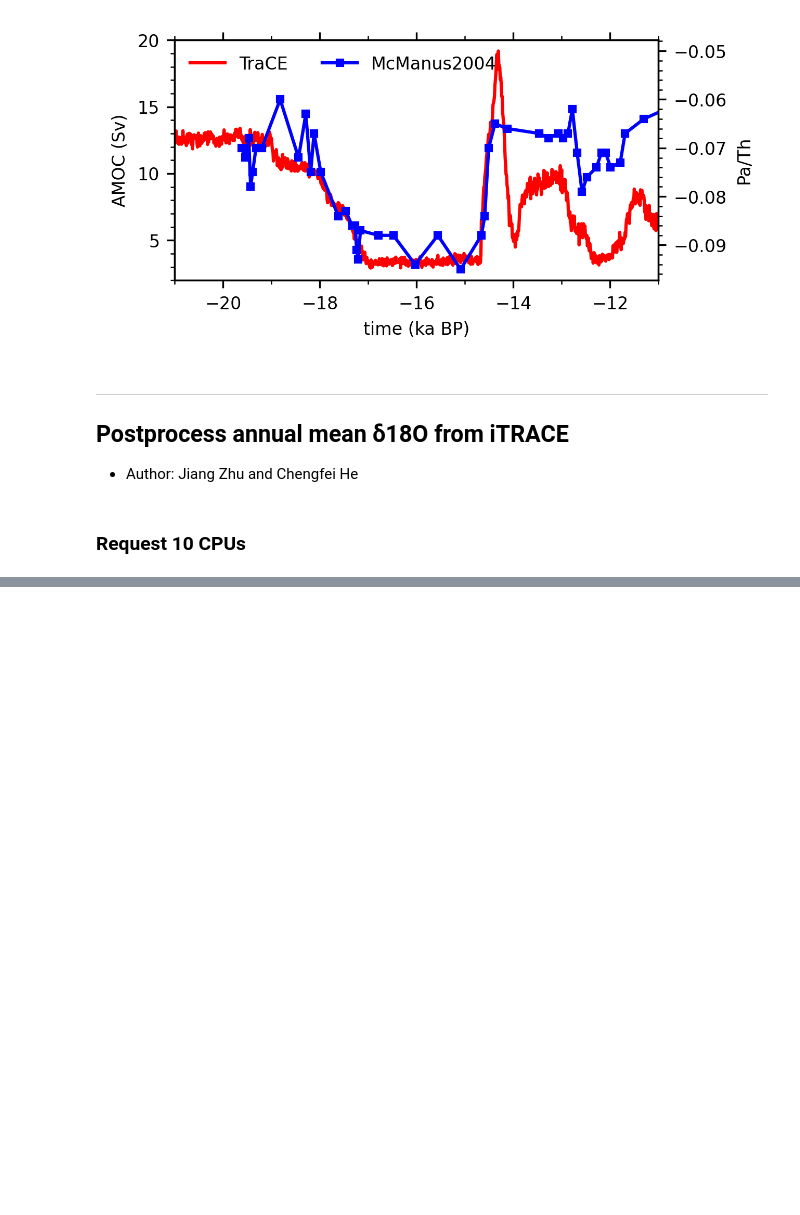
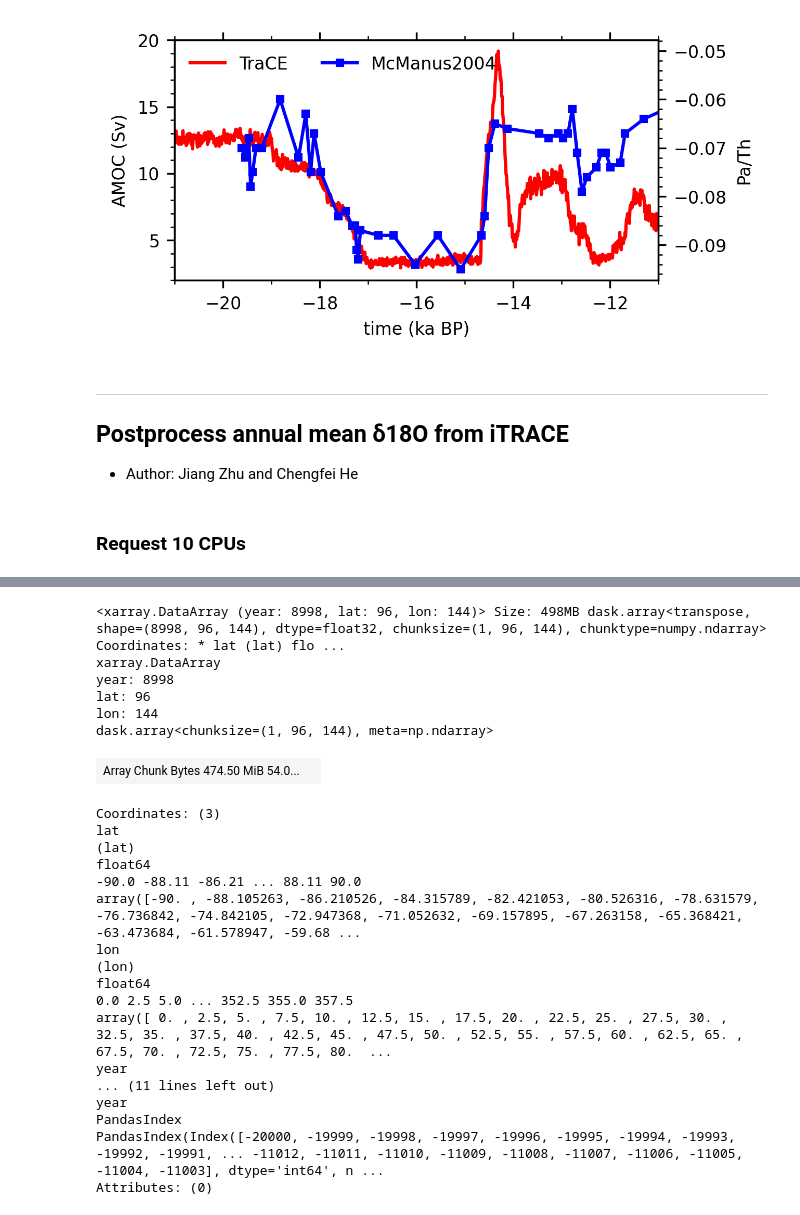
Before and after one commit to jiang-zhu/paleocamp2025, a Jupyter notebook: _build/html/_sources/6_info_iCESM_iTRACE.ipynb, the cells around one changed output, grey strips where cells are left out. Saved outputs shown, nothing was run; the diff lists cells and outputs as text; code cells hidden in the pictures; blank space fills up the shorter version.

```diff
--- a/_build/html/_sources/6_info_iCESM_iTRACE.ipynb
+++ b/_build/html/_sources/6_info_iCESM_iTRACE.ipynb
@@ -546,0 +573,28 @@ Wall time: 1min 43s
+# %%
+d18O_wgt = (ds.d18O * precip_weights).groupby('time.year').sum(dim='time')
+d18O_wgt
+# %% [output]
+<xarray.DataArray (year: 8998, lat: 96, lon: 144)> Size: 498MB dask.array<transpose, shape=(8998, 96, 144), dtype=float32, chunksize=(1, 96, 144), chunktype=numpy.ndarray> Coordinates: * lat (lat) flo ...
+xarray.DataArray
+year: 8998
+lat: 96
+lon: 144
+dask.array<chunksize=(1, 96, 144), meta=np.ndarray>
+| Array Chunk Bytes 474.50 MiB 54.0... |  |
+Coordinates: (3)
+lat
+(lat)
+float64
+-90.0 -88.11 -86.21 ... 88.11 90.0
+array([-90. , -88.105263, -86.210526, -84.315789, -82.421053, -80.526316, -78.631579, -76.736842, -74.842105, -72.947368, -71.052632, -69.157895, -67.263158, -65.368421, -63.473684, -61.578947, -59.68 ...
+lon
+(lon)
+float64
+0.0 2.5 5.0 ... 352.5 355.0 357.5
+array([ 0. , 2.5, 5. , 7.5, 10. , 12.5, 15. , 17.5, 20. , 22.5, 25. , 27.5, 30. , 32.5, 35. , 37.5, 40. , 42.5, 45. , 47.5, 50. , 52.5, 55. , 57.5, 60. , 62.5, 65. , 67.5, 70. , 72.5, 75. , 77.5, 80.  ...
+year
+... (11 lines left out)
+year
+PandasIndex
+PandasIndex(Index([-20000, -19999, -19998, -19997, -19996, -19995, -19994, -19993, -19992, -19991, ... -11012, -11011, -11010, -11009, -11008, -11007, -11006, -11005, -11004, -11003], dtype='int64', n ...
+Attributes: (0)
```
Also changed, not shown: parts of 10 cells of this notebook, 6 other files.
